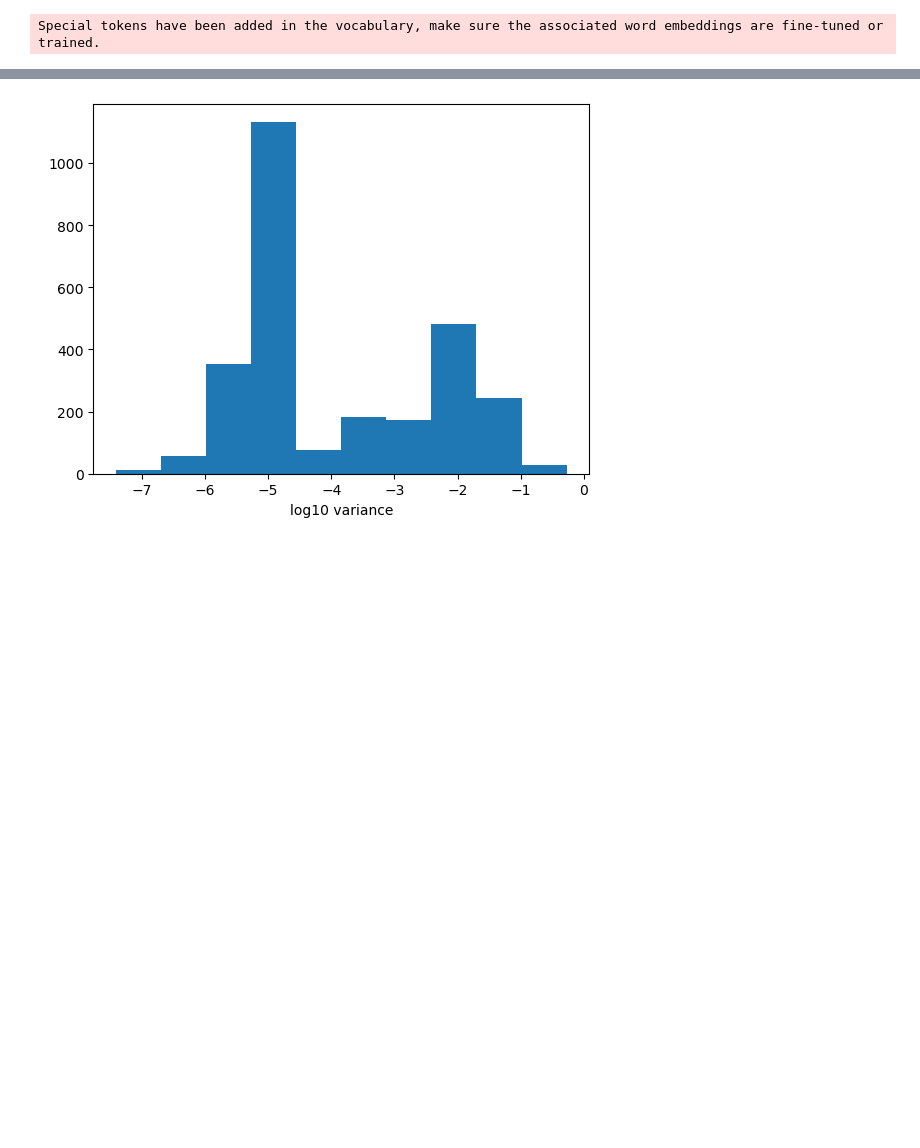
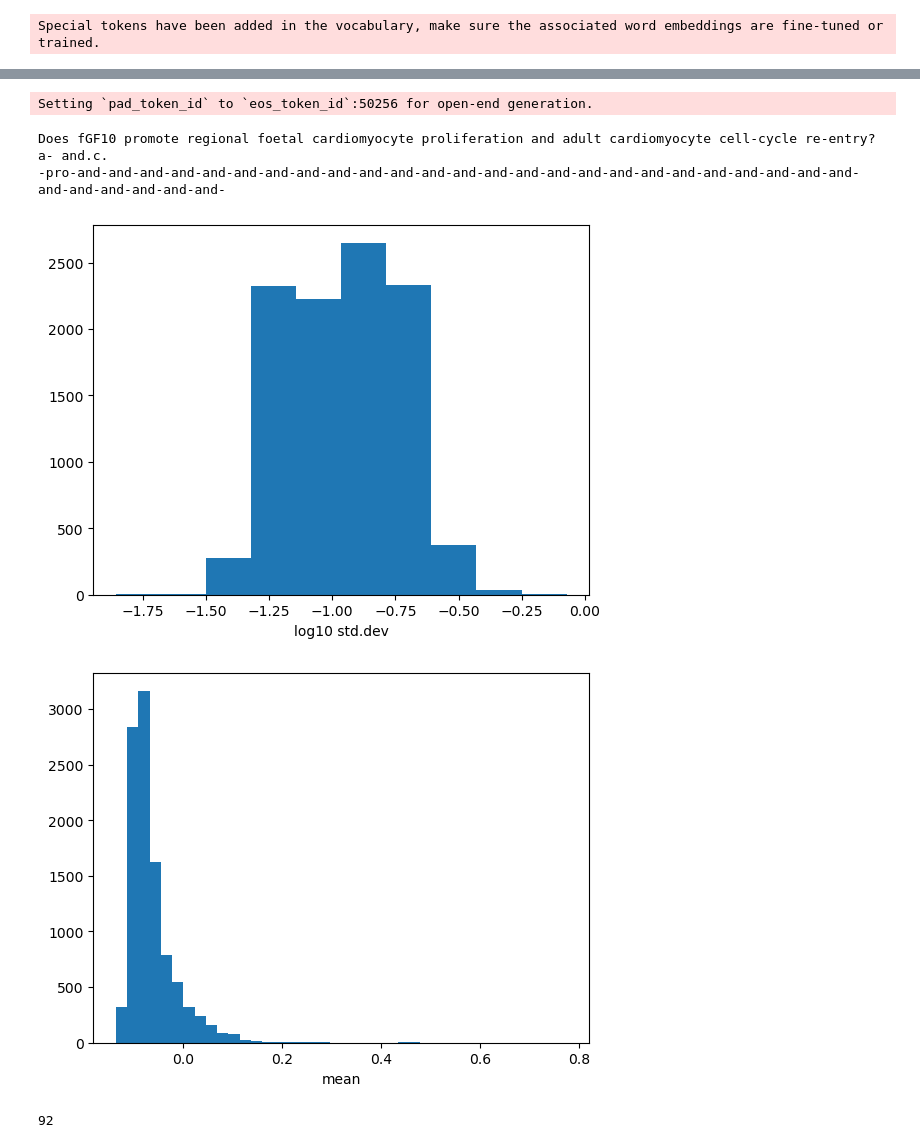
Before and after one commit to myfatemi04/cs-6501-nlp-project, a Jupyter notebook: pubmedpruner.ipynb, the cells around one changed output, grey strips where cells are left out. Drawn from its saved outputs; the diff is of its cells as text; code cells hidden in the pictures; blank space fills up the shorter version.

```diff
--- a/pubmedpruner.ipynb
+++ b/pubmedpruner.ipynb
@@ -84,8 +146,36 @@ variance = (sum_square_log[0] - sum_log[0]**2)/count[0]
+# %%
+input_text = data['25344367']['QUESTION']
+tokens = tokenizer(input_text, return_tensors='pt').to('cuda')
+result = model.generate(**tokens, max_new_tokens=72)
+print(tokenizer.decode(result[0]))
+# %% [output]
+Setting `pad_token_id` to `eos_token_id`:50256 for open-end generation.
+Does fGF10 promote regional foetal cardiomyocyte proliferation and adult cardiomyocyte cell-cycle re-entry?a- and.c.
+-pro-and-and-and-and-and-and-and-and-and-and-and-and-and-and-and-and-and-and-and-and-and-and-and-and-and-and-and-and-and-and-and-
 # %%
 import matplotlib.pyplot as plt
 
-plt.hist(variance.log10().detach().cpu().numpy())
-plt.xlabel("log10 variance")
+layer = 20
+mean = sum_log[layer]/count[layer]
+variance = sum_square_log[layer]/count[layer] - (sum_log[layer]/count[layer])**2
+
+plt.hist(variance.log10().detach().cpu().numpy()/2)
+plt.xlabel("log10 std.dev")
 plt.show()
+
+plt.hist(mean.detach().cpu().numpy(), bins=40)
+plt.xlabel("mean")
+plt.show()
+
+logstd = variance.log10().detach().cpu().numpy()/2
+
+print((logstd > -0.5).sum())
+
+plt.scatter(mean.detach().cpu().numpy(), logstd, alpha=0.1)
+plt.xlabel("mean")
+plt.ylabel("log10 std.dev")
+plt.show()
 # %% [output]
-[figure, old version]
+[figure, new version]
+[figure, added]
+92
```
Also changed, not shown: parts of 8 cells of this notebook, 3 other files.
